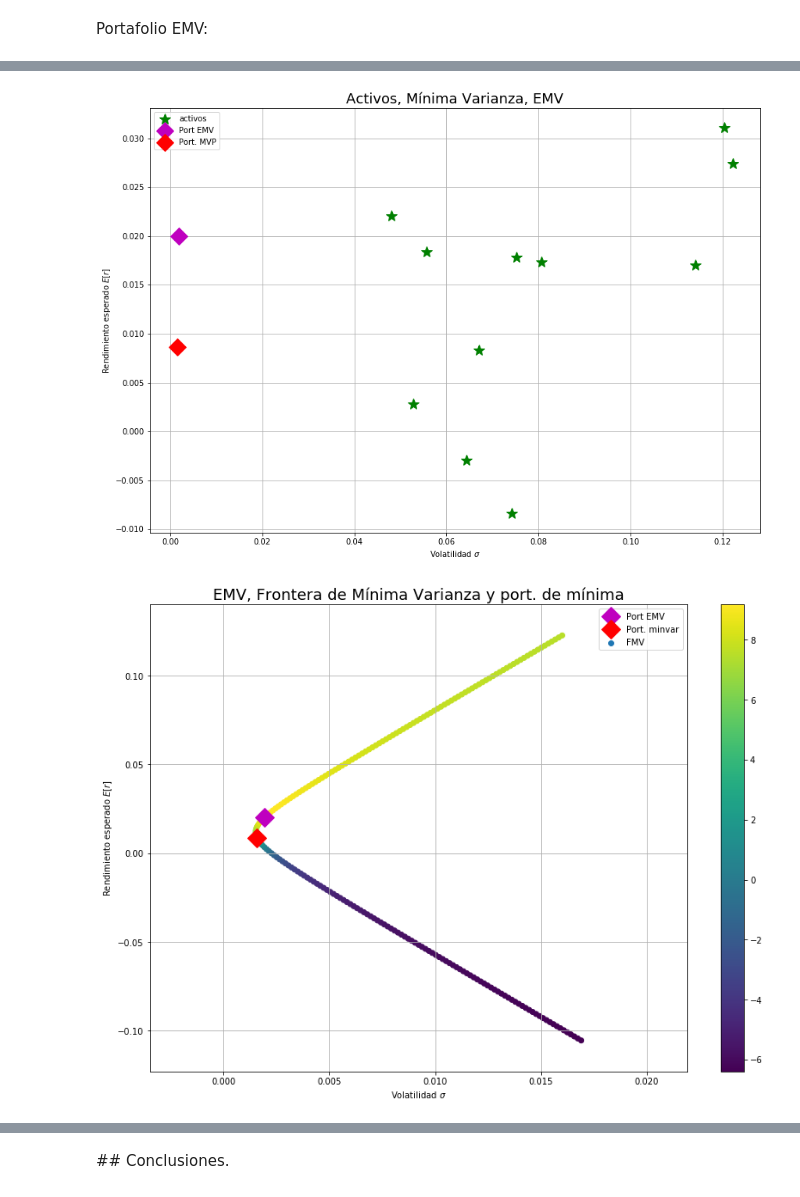
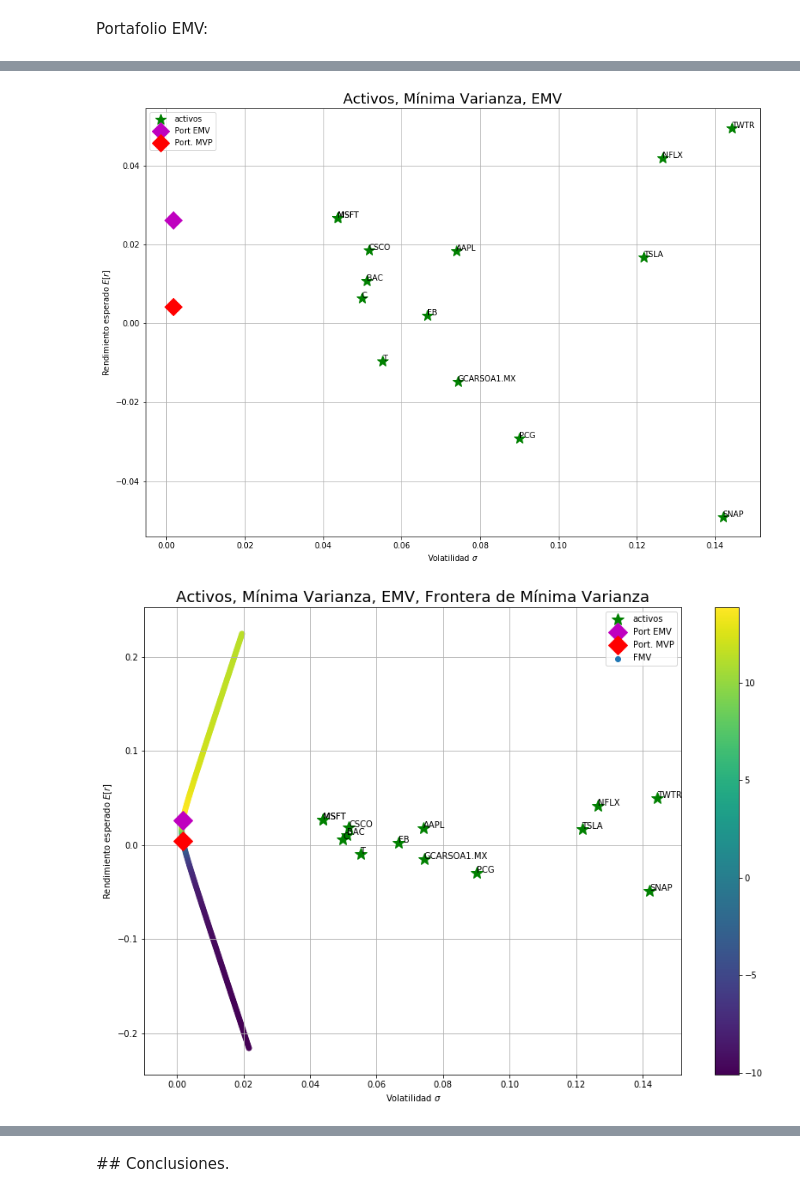
Before and after one commit to oscaralfonso17/proyecto_portafolios, a Jupyter notebook: ProyectoFinal_EnriquezF_RamirezJ_FloresO.ipynb, the cells around one changed output, grey strips where cells are left out. Saved outputs shown, nothing was run; the diff lists cells and outputs as text; code cells hidden in the pictures.

```diff
--- a/ProyectoFinal_EnriquezF_RamirezJ_FloresO.ipynb
+++ b/ProyectoFinal_EnriquezF_RamirezJ_FloresO.ipynb
@@ -178,7 +178,9 @@ def optimal_portfolio(daily_ret, n_opt, risk_free):
 #### *Vamos a obtener los pesos del portafolio de mínima varianza de diferentes activos:*
 # %%
 # Importar datos
-names = ['AAPL','MSFT','GCARSOA1.MX','BAC','TSLA','PCG','NFLX','C','T','CSCO','NTDOY','FB','TWTR','SNAP','WMT']
+names1 = ['AAPL','MSFT','GCARSOA1.MX','BAC','TSLA','PCG','NFLX']
+names2 = ['C','T','CSCO','FB','TWTR','MSFT','SNAP']
+names = names1+names2
 start_date = '2015-11-01'
 end_date = '2018-11-07'
 rf = 0.0312/12 #tasa libre de riesgo de EEUU a 10 años... /12 porque vamos a bajar datos mensuales.
@@ -347,4 +380,4 @@ w_EMV,Er_EMV,sp_EMV,sharpe_EMV
 # %%
-cov = w_MVP.dot(Sigma).dot(w_EMV)
-cov
+covar = w_MVP.dot(Sigma).dot(w_EMV)
+covar
 # %% [output]
@@ -357,7 +390,7 @@ frontera = pd.DataFrame(columns = ['w(EMV)','w(minvar)','E[r]','Sigma $\sigma$',
 frontera['w(EMV)'] = w
 frontera['w(minvar)'] = 1-w
 frontera['E[r]'] = w*Er_EMV+(1-w)*Er_MVP
-frontera['Sigma $\sigma$'] = np.sqrt((w*sp_EMV)**2+((1-w)*sp_MVP)**2+2*w*(1-w)*cov)
+frontera['Sigma $\sigma$'] = np.sqrt((w*sp_EMV)**2+((1-w)*sp_MVP)**2+2*w*(1-w)*covar)
 frontera['Sharpe'] = (frontera['E[r]']-rf)/frontera['Sigma $\sigma$']
 frontera
 # %% [output]
@@ -383,9 +416,12 @@ frontera
 import matplotlib.pyplot as plt
 plt.figure(figsize=(14,10))
 
+x = monthly_ret_summary.loc['Volatility'].values
+y = monthly_ret_summary.loc['Mean'].values
+
 plt.title('Activos, Mínima Varianza, EMV',size=18)
 
-plt.plot(monthly_ret.std().values,monthly_ret.mean(),'*g',ms=15,label='activos')
+plt.plot(x,y,'*g',ms=15,label='activos')
 
 plt.plot(sp_EMV,Er_EMV,'D',label='Port EMV',ms=15,color='m')
 plt.plot(sp_MVP,Er_MVP,'Dr',label='Port. MVP',ms=15)
@@ -394,22 +430,34 @@ plt.legend(loc='best')
 plt.xlabel('Volatilidad $\sigma$')
 plt.ylabel('Rendimiento esperado $E[r]$')
 
+for i in np.arange(len(names)):
+    plt.text(x[i],y[i],monthly_ret_summary.columns[i])
+
 plt.grid()
 plt.show()
 # %% [output]
-[figure, old version]
+[figure, new version]
 # %%
+import matplotlib.pyplot as plt
 plt.figure(figsize=(14,10))
 
-plt.title('EMV, Frontera de Mínima Varianza y port. de mínima',size=18)
+plt.title('Activos, Mínima Varianza, EMV, Frontera de Mínima Varianza',size=18)
 plt.scatter(frontera['Sigma $\sigma$'],frontera['E[r]'],c=frontera['Sharpe'],cmap='viridis',label='FMV')
+plt.colorbar()
+
+plt.plot(monthly_ret.std().values,monthly_ret.mean(),'*g',ms=15,label='activos')
+
 plt.plot(sp_EMV,Er_EMV,'D',label='Port EMV',ms=15,color='m')
-plt.plot(sp_MVP,Er_MVP,'Dr',label='Port. minvar',ms=15)
+plt.plot(sp_MVP,Er_MVP,'Dr',label='Port. MVP',ms=15)
+
 plt.legend(loc='best')
 plt.xlabel('Volatilidad $\sigma$')
 plt.ylabel('Rendimiento esperado $E[r]$')
-plt.colorbar()
+
+for i in np.arange(len(names)):
+    plt.text(x[i],y[i],monthly_ret_summary.columns[i])
+
 plt.grid()
 plt.show()
 # %% [output]
-[figure, old version]
+[figure, new version]
```
Also changed, not shown: parts of 19 cells of this notebook.
